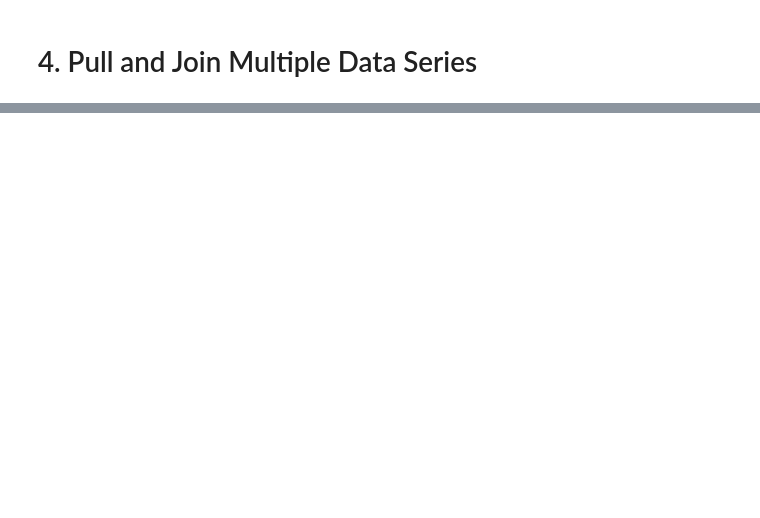
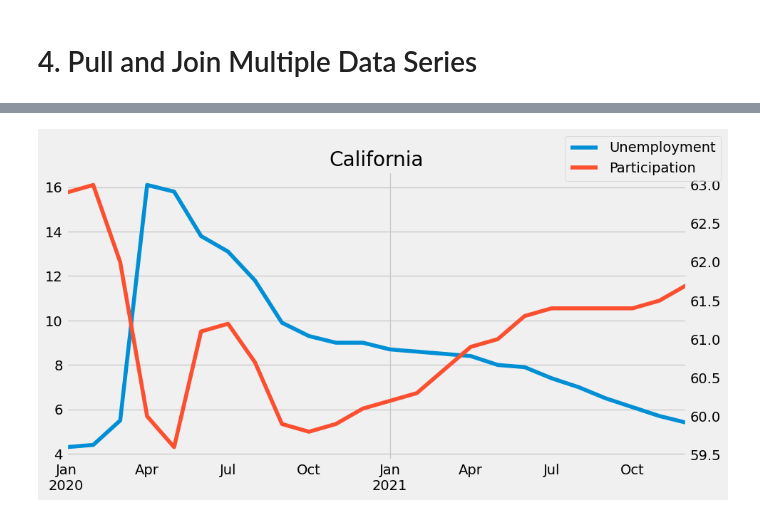
Before and after one commit to NotBlankk/economic-data-analysis, a Jupyter notebook: economic.ipynb, the cells around one changed output, grey strips where cells are left out. Drawn from its saved outputs; the diff is of its cells as text; code cells hidden in the pictures; blank space fills up the shorter version.

```diff
--- a/economic.ipynb
+++ b/economic.ipynb
@@ -81,0 +185,15 @@ px.line(uemp_states)
+# %%
+part_df = fred.search('participation rate state', filter=('frequency','Monthly'))
+part_df = part_df.query('seasonal_adjustment == "Seasonally Adjusted" and units == "Percent"')
+# %%
+part_id_to_state = part_df['title'].str.replace('Labor Force Participation Rate for ','').to_dict()
+
+all_results = []
+
+for myid in part_df.index:
+    results = fred.get_series(myid)
+    results = results.to_frame(name=myid)
+    all_results.append(results)
+    time.sleep(0.1) # Don't request to fast and get blocked
+part_states = pd.concat(all_results, axis=1)
+part_states.columns = [part_id_to_state[c] for c in part_states.columns]
@@ -81,0 +202,3 @@ px.line(uemp_states)
+# %%
+# Fix DC
+uemp_states = uemp_states.rename(columns={'the District of Columbia':'District Of Columbia'})
@@ -81,0 +225,15 @@ px.line(uemp_states)
+# %%
+state = 'California'
+fig, ax = plt.subplots(figsize=(10, 5), sharex=True)
+ax2 = ax.twinx()
+uemp_states2 = uemp_states.asfreq('MS')
+l1 = uemp_states2.query('index >= 2020 and index < 2022')[state] \
+    .plot(ax=ax, label='Unemployment')
+l2 = part_states.dropna().query('index >= 2020 and index < 2022')[state] \
+    .plot(ax=ax2, label='Participation', color=color_pal[1])
+ax2.grid(False)
+ax.set_title(state)
+fig.legend(labels=['Unemployment','Participation'])
+plt.show()
+# %% [output]
+[figure, added]
```
Also changed, not shown: parts of 15 cells of this notebook.
